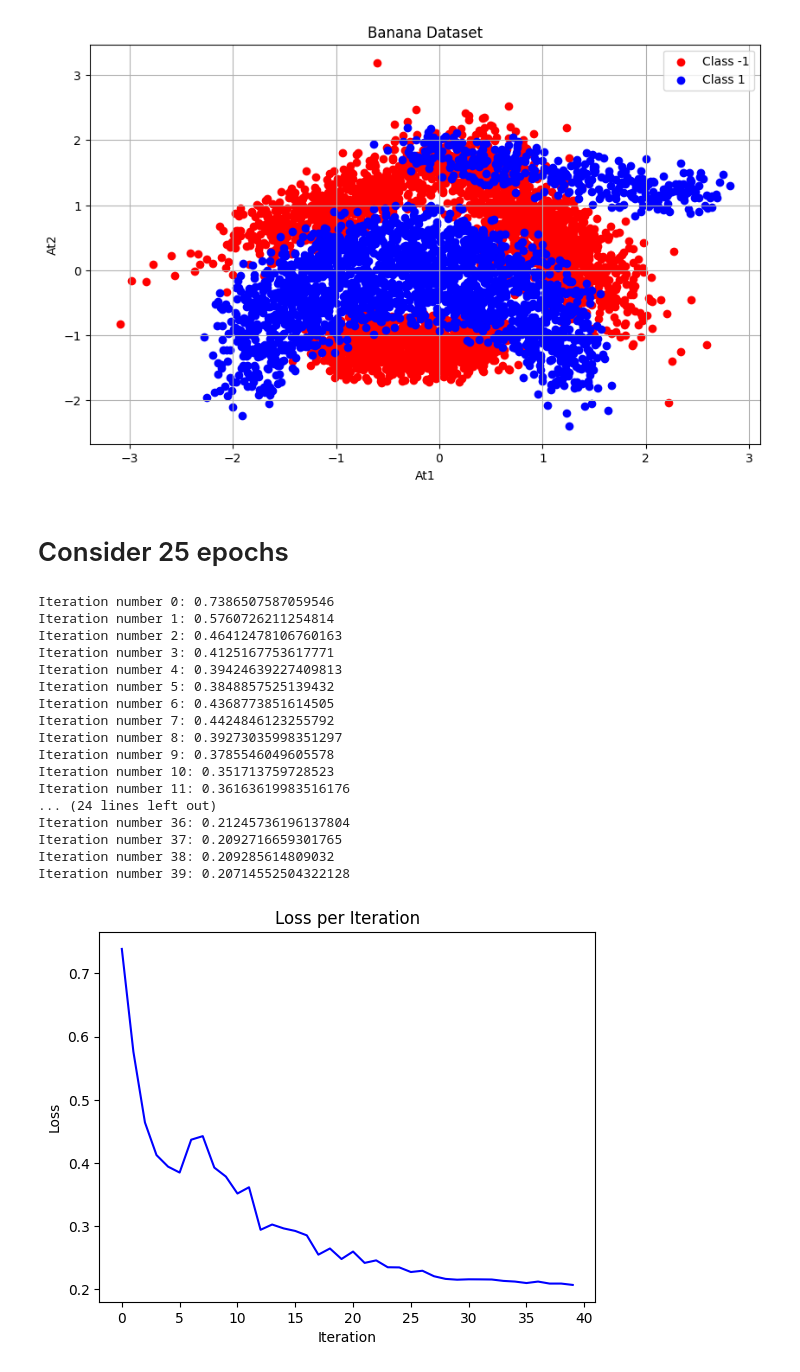
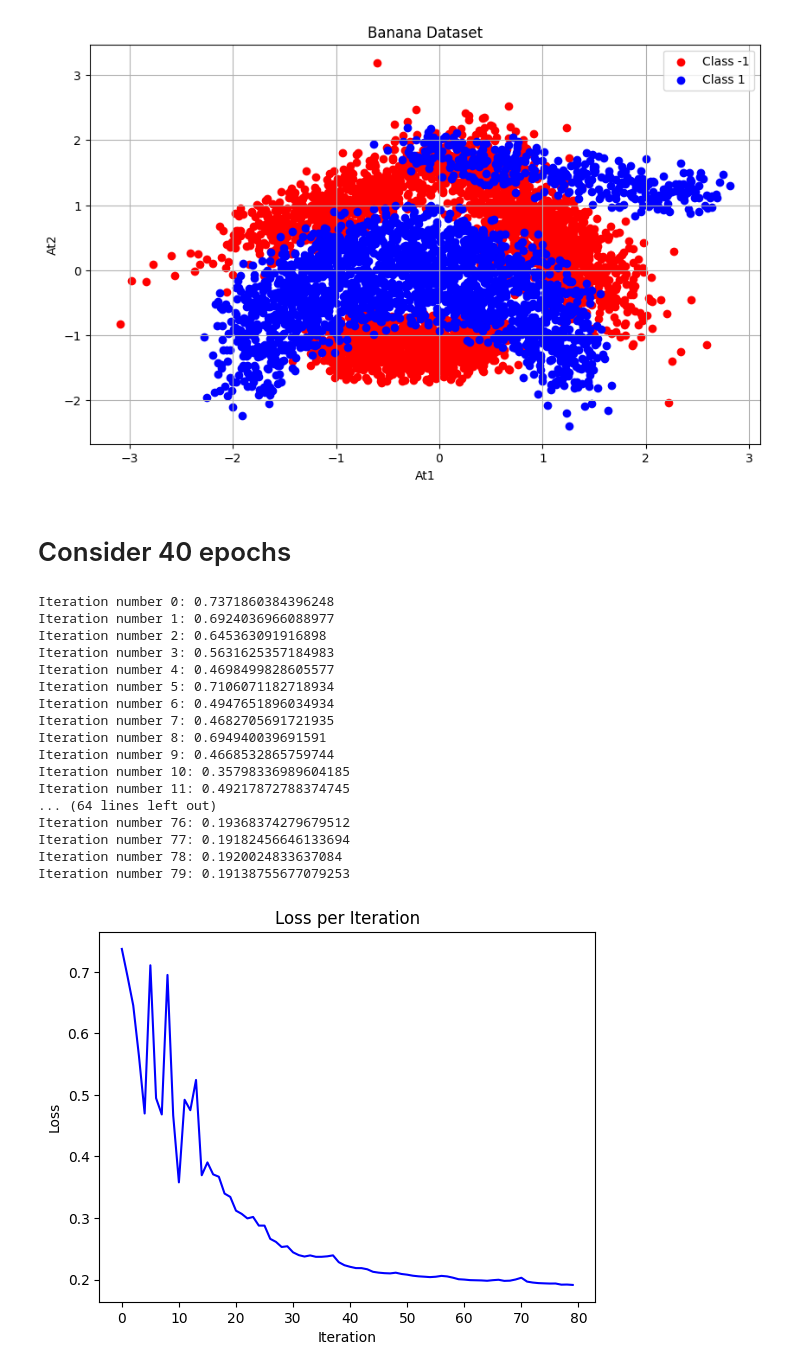
Before and after one commit to ksananth4424/ML_IISc, a Jupyter notebook: Banana_dataset.ipynb, the cells around one changed output. Cells and saved outputs as stored; diff of their text form; code cells hidden in the pictures.

```diff
--- a/Banana_dataset.ipynb
+++ b/Banana_dataset.ipynb
@@ -293,11 +293,11 @@ net = Network(2, [16, 16, 1])
 # %%
 # list(zip(y_predictions, (y_train+1)/2))
 # %% [markdown]
-# Consider 25 epochs
+# Consider 40 epochs
 # %%
 losses = []
 
-for iteration in range(40):
+for iteration in range(80):
     # forward pass -------------------------------------------------------------
     y_predictions = [net(temp) for temp in X_train]
     loss = sum((y_prediction - y_desired)**2 for y_desired, y_prediction in zip(y_train, y_predictions)) / (2*len(X_train))
@@ -320,32 +320,32 @@ for iteration in range(40):
 
     print(f"Iteration number {iteration}: {loss.value}")
 # %% [output]
-Iteration number 0: 0.7386507587059546
-Iteration number 1: 0.5760726211254814
-Iteration number 2: 0.46412478106760163
-Iteration number 3: 0.4125167753617771
-Iteration number 4: 0.39424639227409813
-Iteration number 5: 0.3848857525139432
-Iteration number 6: 0.4368773851614505
-Iteration number 7: 0.4424846123255792
-Iteration number 8: 0.39273035998351297
-Iteration number 9: 0.3785546049605578
-Iteration number 10: 0.351713759728523
-Iteration number 11: 0.36163619983516176
-... (24 lines left out)
-Iteration number 36: 0.21245736196137804
-Iteration number 37: 0.2092716659301765
-Iteration number 38: 0.209285614809032
-Iteration number 39: 0.20714552504322128
+Iteration number 0: 0.7371860384396248
+Iteration number 1: 0.6924036966088977
+Iteration number 2: 0.645363091916898
+Iteration number 3: 0.5631625357184983
+Iteration number 4: 0.4698499828605577
+Iteration number 5: 0.7106071182718934
+Iteration number 6: 0.4947651896034934
+Iteration number 7: 0.4682705691721935
+Iteration number 8: 0.694940039691591
+Iteration number 9: 0.4668532865759744
+Iteration number 10: 0.35798336989604185
+Iteration number 11: 0.49217872788374745
+... (64 lines left out)
+Iteration number 76: 0.19368374279679512
+Iteration number 77: 0.19182456646133694
+Iteration number 78: 0.1920024833637084
+Iteration number 79: 0.19138755677079253
 # %%
 # Plot epoch graph after all iterations
-plt.plot(range(40), losses, color='blue')
+plt.plot(range(80), losses, color='blue')
 plt.xlabel('Iteration')
 plt.ylabel('Loss')
 plt.title('Loss per Iteration')
 plt.show()
 # %% [output]
-[figure, old version]
+[figure, new version]
 # %%
 list(zip(y_predictions, y_train))
 # %% [output]
```
Also changed, not shown: parts of 3 cells of this notebook, 2 other files.
